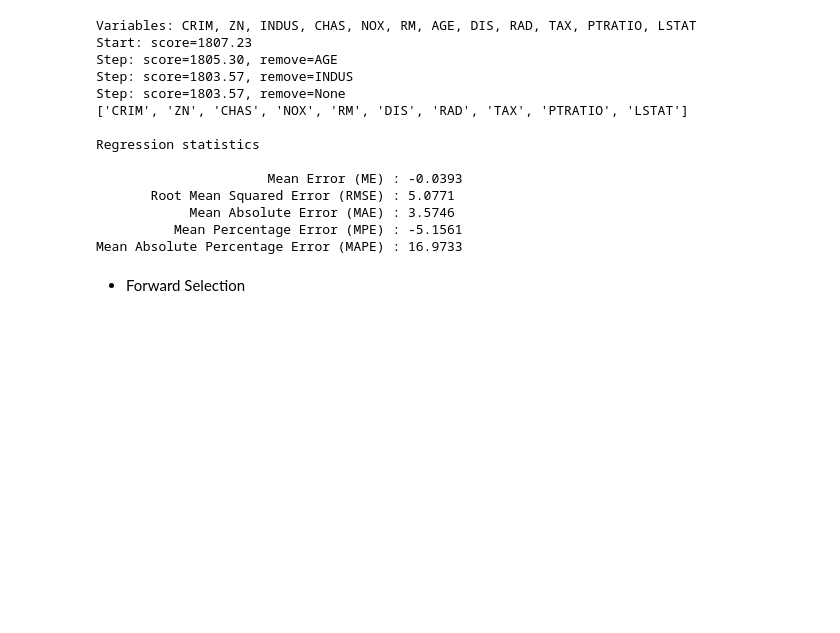
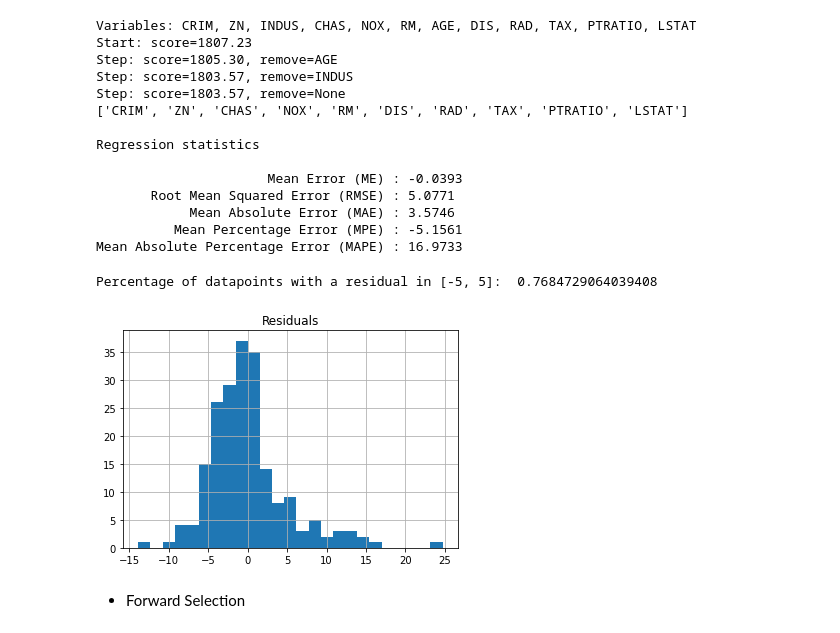
Before and after one commit to jeantardelli/data-mining-for-business-analytics, a Jupyter notebook: problems/chapter06_multiple_linear_regression.ipynb, the cells around one changed output. Cells and saved outputs as stored; diff of their text form; code cells hidden in the pictures; blank space fills up the shorter version.

```diff
--- a/problems/chapter_06_multiple_linear_regression.ipynb
+++ b/problems/chapter06_multiple_linear_regression.ipynb
@@ -264,6 +264,18 @@ Regression statistics
             Mean Absolute Error (MAE) : 3.5746
           Mean Percentage Error (MPE) : -5.1561
 Mean Absolute Percentage Error (MAPE) : 16.9733
+# %%
+all_residuals = valid_y - best_model.predict(valid_X[best_variables])
+
+# Determine the percentage of datapoints with a residual in [-5, 5] = approx. 75%
+print("Percentage of datapoints with a residual in [-5, 5]: ",
+      len(all_residuals[(all_residuals > -5) & (all_residuals < 5)]) / len(all_residuals))
+
+pd.DataFrame({"Residuals": all_residuals}).hist(bins=25)
+plt.show()
+# %% [output]
+Percentage of datapoints with a residual in [-5, 5]:  0.7684729064039408
+[figure, added]
 # %% [markdown]
 - Forward Selection
 # %%
```
Also changed, not shown: parts of 41 cells of this notebook, 1 other file.
